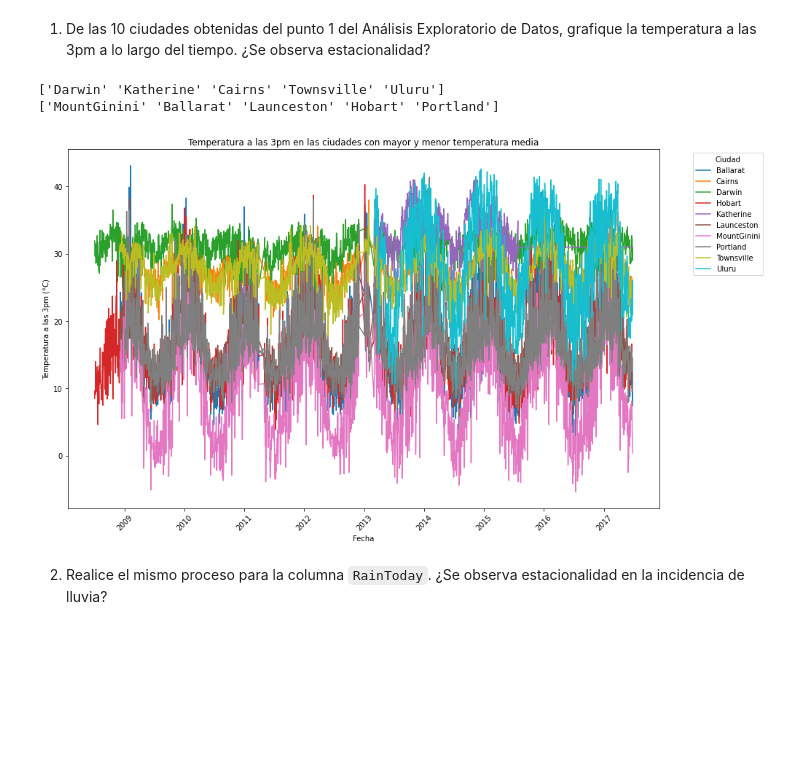
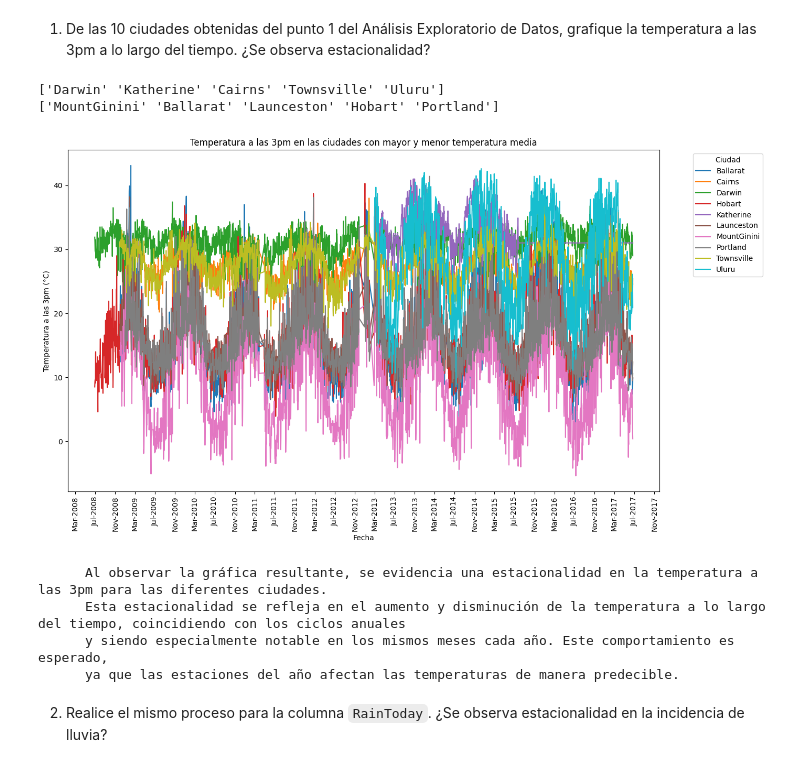
Before and after one commit to Facuu13/apa, a Jupyter notebook: Tp1/Tp1.ipynb, the cells around one changed output. Drawn from its saved outputs; the diff is of its cells as text; code cells hidden in the pictures; blank space fills up the shorter version.

```diff
--- a/Tp1/Tp1.ipynb
+++ b/Tp1/Tp1.ipynb
@@ -48,9 +86,9 @@ memory usage: 25.5+ MB
 df['Date'] = pd.to_datetime(df['Date'], errors='coerce')
 
 # Convertimos las columnas de categorías a tipo category
-categorical_columns = ['WindGustDir', 'WindDir9am', 'WindDir3pm', 'RainToday', 'RainTomorrow']
-for column in categorical_columns:
-    df[column] = df[column].astype('category')
+#categorical_columns = ['WindGustDir', 'WindDir9am', 'WindDir3pm', 'RainToday', 'RainTomorrow']
+#for column in categorical_columns:
+#    df[column] = df[column].astype('category')
 
 # Mostramos los tipos de datos después de las conversiones
 df.dtypes
@@ -481,40 +519,57 @@ largo del tiempo. ¿Se observa estacionalidad?
 # %%
 import matplotlib.pyplot as plt
 import seaborn as sns
+import matplotlib.dates as mdates
+
 
 #la columna 'Date' sea de tipo datetime
 df['Date'] = pd.to_datetime(df['Date'], format='%Y-%m-%d')
 
 # Obtener las ciudades con mayor y menor temperatura media
 top_5_mayor_temp_media_ciudades = top_5_ciudades_mayor_temp_media['Location'].unique()
 top_5_menor_temp_media_ciudades = top_5_ciudades_menor_temp_media['Location'].unique()
 print (top_5_mayor_temp_media_ciudades)
 print(top_5_menor_temp_media_ciudades)
 
 # Combinar para obtener las ciudades
 top_ciudades = list(top_5_mayor_temp_media_ciudades) + list(top_5_menor_temp_media_ciudades)
 
 # Filtrar el DataFrame original para incluir solo estas ciudades
 df_top_10 = df[df['Location'].isin(top_ciudades)]
 
 # Crear el gráfico
 plt.figure(figsize=(14, 8))
 sns.lineplot(data=df_top_10, x='Date', y='Temp3pm', hue='Location', palette='tab10')
 
 # Configurar el gráfico
 plt.title('Temperatura a las 3pm en las ciudades con mayor y menor temperatura media')
 plt.xlabel('Fecha')
 plt.ylabel('Temperatura a las 3pm (°C)')
 plt.legend(title='Ciudad', bbox_to_anchor=(1.05, 1), loc='upper left')
-plt.xticks(rotation=45)
+
+# Formatear las etiquetas del eje X para mostrar mes y año
+plt.gca().xaxis.set_major_formatter(plt.matplotlib.dates.DateFormatter('%b-%Y'))
+plt.gca().xaxis.set_major_locator(mdates.MonthLocator(bymonthday=None, interval=4))
+
+plt.xticks(rotation=90)
 plt.tight_layout()
 
 # Mostrar el gráfico
 plt.show()
+
+print("""
+      Al observar la gráfica resultante, se evidencia una estacionalidad en la temperatura a las 3pm para las diferentes ciudades.
+      Esta estacionalidad se refleja en el aumento y disminución de la temperatura a lo largo del tiempo, coincidiendo con los ciclos anuales
+      y siendo especialmente notable en los mismos meses cada año. Este comportamiento es esperado,
+      ya que las estaciones del año afectan las temperaturas de manera predecible.""")
 # %% [output]
 ['Darwin' 'Katherine' 'Cairns' 'Townsville' 'Uluru']
 ['MountGinini' 'Ballarat' 'Launceston' 'Hobart' 'Portland']
-[figure, old version]
+[figure, new version]
+      Al observar la gráfica resultante, se evidencia una estacionalidad en la temperatura a las 3pm para las diferentes ciudades.
+      Esta estacionalidad se refleja en el aumento y disminución de la temperatura a lo largo del tiempo, coincidiendo con los ciclos anuales
+      y siendo especialmente notable en los mismos meses cada año. Este comportamiento es esperado,
+      ya que las estaciones del año afectan las temperaturas de manera predecible.
 # %% [markdown]
 2. Realice el mismo proceso para la columna `RainToday`. ¿Se observa estacionalidad en la incidencia de lluvia?
 # %%
```
Also changed, not shown: parts of 12 cells of this notebook, 1 other file.
